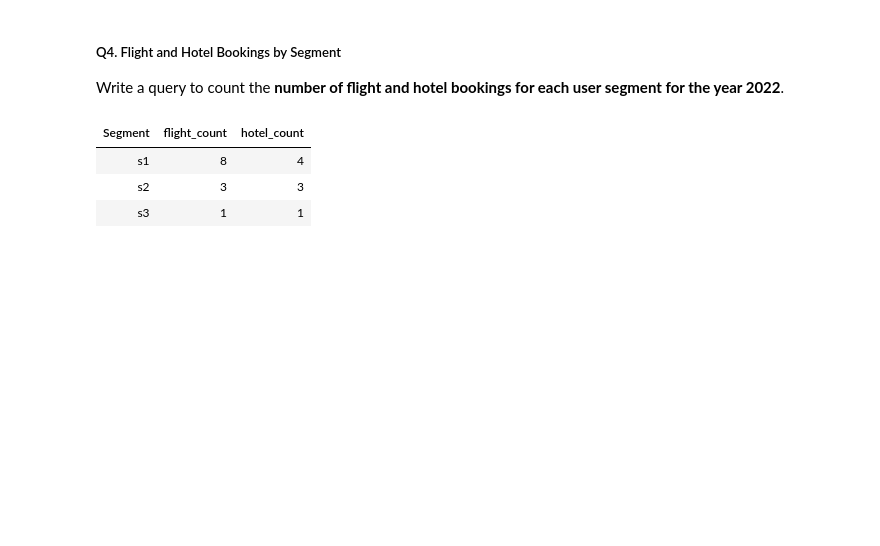
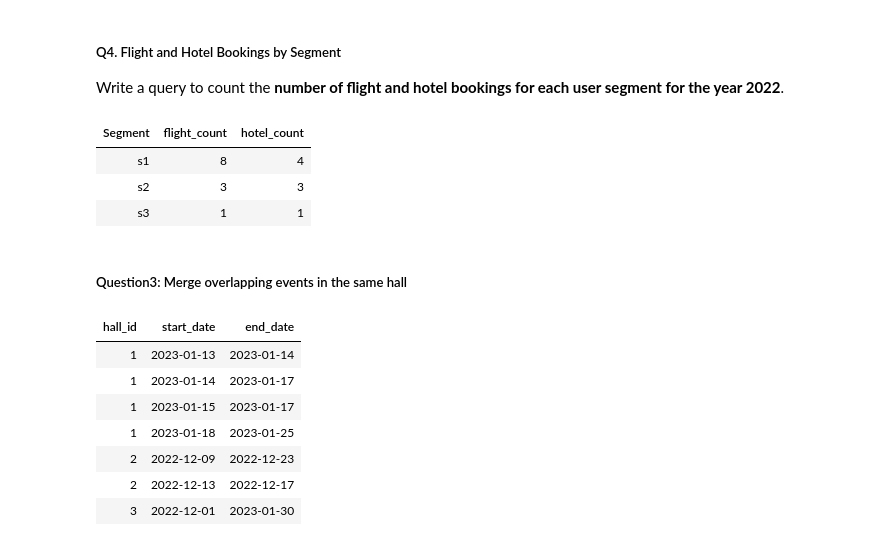
Before and after one commit to Rupam-1/SQL-Pyspark-practise_youtube, a Jupyter notebook: 07. PYSPARK - Part4.ipynb, the cells around one changed output. Cells and saved outputs as stored; diff of their text form; code cells hidden in the pictures; blank space fills up the shorter version.

```diff
--- a/07. PYSPARK - Part4.ipynb
+++ b/07. PYSPARK - Part4.ipynb
@@ -281,3 +281,37 @@ df.display()
 | s1 | 8 | 4 |
 | s2 | 3 | 3 |
 | s3 | 1 | 1 |
+# %% [markdown]
+##### Question3: Merge overlapping events in the same hall
+# %%
+from pyspark.sql.types import *
+# Create data
+data = [
+    (1, "2023-01-13", "2023-01-14"),
+    (1, "2023-01-14", "2023-01-17"),
+    (1, "2023-01-15", "2023-01-17"),
+    (1, "2023-01-18", "2023-01-25"),
+    (2, "2022-12-09", "2022-12-23"),
+    (2, "2022-12-13", "2022-12-17"),
+    (3, "2022-12-01", "2023-01-30")
+]
+# Define schema
+schema = StructType([
+    StructField("hall_id", IntegerType(), True),
+    StructField("start_date", StringType(), True),
+    StructField("end_date", StringType(), True)
+])
+# Create DataFrame
+hall_events_df = spark.createDataFrame(data, schema)
+hall_events_df = hall_events_df.withColumn("start_date", hall_events_df["start_date"].cast("date")).withColumn("end_date", hall_events_df["end_date"].cast("date"))
+hall_events_df.write.mode("overwrite").saveAsTable("hall_events")
+hall_events_df.display()
+# %% [output]
+| hall_id | start_date | end_date |
+| 1 | 2023-01-13 | 2023-01-14 |
+| 1 | 2023-01-14 | 2023-01-17 |
+| 1 | 2023-01-15 | 2023-01-17 |
+| 1 | 2023-01-18 | 2023-01-25 |
+| 2 | 2022-12-09 | 2022-12-23 |
+| 2 | 2022-12-13 | 2022-12-17 |
+| 3 | 2022-12-01 | 2023-01-30 |
```
Also changed, not shown: parts of 1 cell of this notebook.
